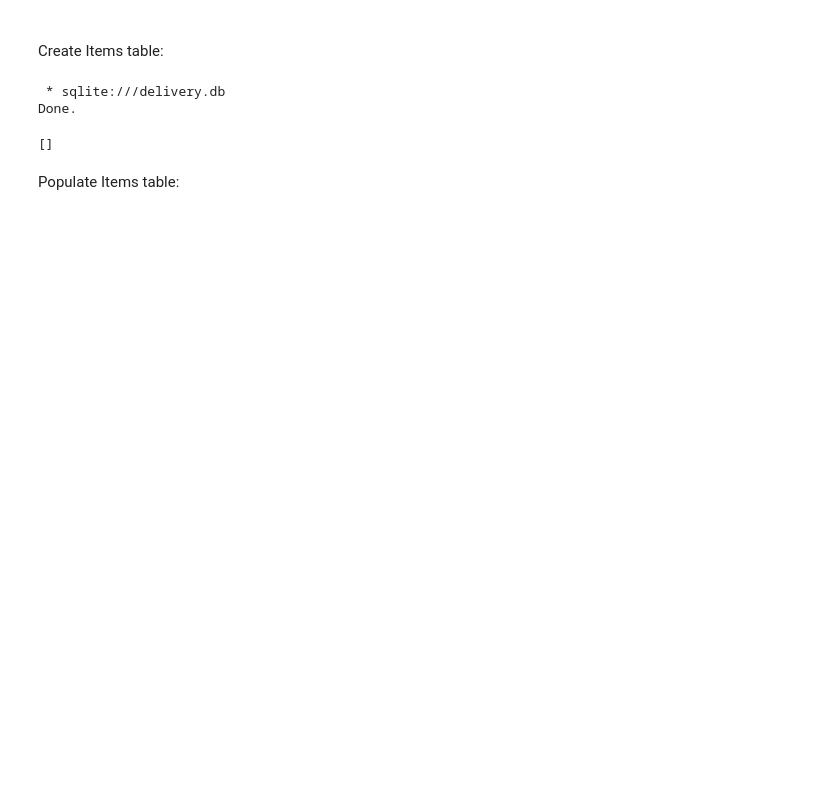
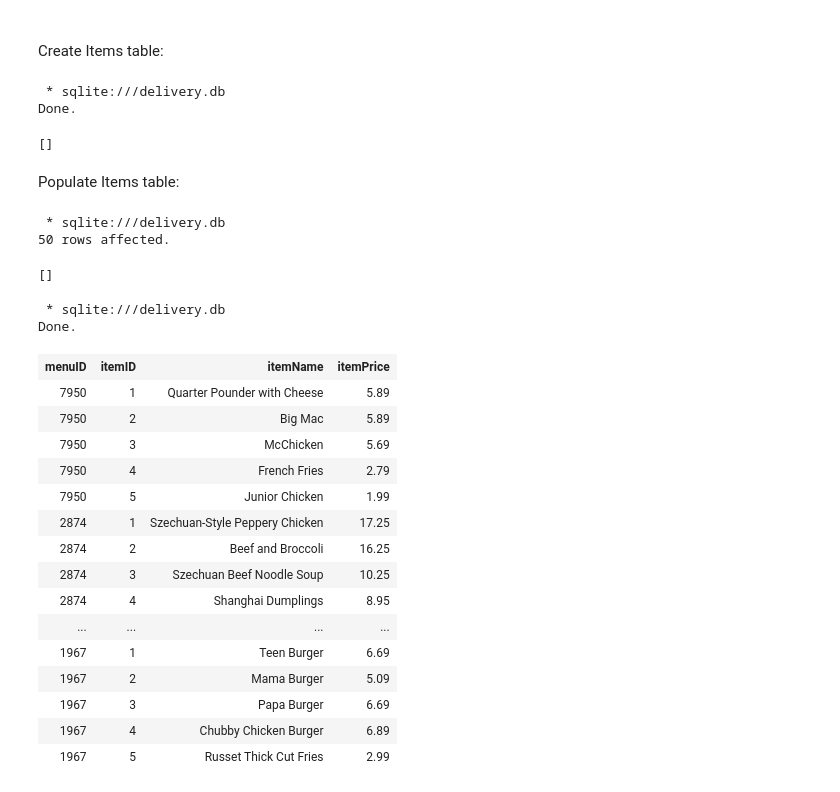
Before and after one commit to sdemiriz/food-delivery-database, a Jupyter notebook: foodDelivery.ipynb, the cells around one changed output. Cells and saved outputs as stored; diff of their text form; code cells hidden in the pictures; blank space fills up the shorter version.

Commit message:
all tables created and populated

```diff
--- a/foodDelivery.ipynb
+++ b/foodDelivery.ipynb
@@ -236,0 +384,80 @@ VALUES  (1, "Pizza", "XXXL Size", 14.99),
+# %%
+%%sql
+
+INSERT INTO Items(menuID, itemID, itemName, itemPrice)
+VALUES  (7950, 1, "Quarter Pounder with Cheese", 5.89),
+        (7950, 2, "Big Mac", 5.89),
+        (7950, 3, "McChicken", 5.69),
+        (7950, 4, "French Fries", 2.79),
+        (7950, 5, "Junior Chicken", 1.99),
+        (2874, 1, "Szechuan-Style Peppery Chicken", 17.25),
+        (2874, 2, "Beef and Broccoli", 16.25),
+        (2874, 3, "Szechuan Beef Noodle Soup", 10.25),
+        (2874, 4, "Shanghai Dumplings", 8.95),
+        (2874, 5, "Steamed Pork Buns", 9.25),
+        (1537, 1, "Black Forest Ham Sub", 8.79),
+        (1537, 2, "Meatball Marinara Sub", 8.49),
+        (1537, 3, "Oven Roasted Chicken Sub", 10.49),
+        (1537, 4, "Garlic Steak Ciabatta", 7.69),
+        (1537, 5, "Grilled Cheese Ciabatta", 5.49),
+        (8175, 1, "Spring Rolls", 5.50),
+        (8175, 2, "Salad Rolls", 5.50),
+        (8175, 3, "BBQ Pork Banh Mi Sandwich", 5.75),
+        (8175, 4, "House Special Pho", 11.00),
+        (8175, 5, "Vermicelli Bowl", 11.00),
+        (1257, 1, "The Drive", 14.50),
+        (1257, 2, "Simply Poke", 14.50),
+        (1257, 3, "Ahi Hawaii", 14.50),
+        (1257, 4, "Akuma Tuna", 14.50),
+        (1257, 5, "Buddha Bowl", 13.50),
+        (6571, 1, "Miso Soup", 1.50),
+        (6571, 2, "Chicken Karaage", 6.95),
+        (6571, 3, "Roll Combo", 10.45),
+        (6571, 4, "Tuna Salmon Combo", 12.95),
+        (6571, 5, "Beef Teriyaki Don", 10.95),
+        (9166, 1, "Red Burrito", 10.30),
+        (9166, 2, "Tamale", 5.50),
+        (9166, 3, "Burrito in a Bowl", 10.30),
+        (9166, 4, "Quesadilla", 10.30),
+        (9166, 5, "Chips with Guacamole", 4.60),
+        (9421, 1, "Small Sausage Pizza", 10.99),
+        (9421, 2, "Medium Cheese Pizza", 11.99),
+        (9421, 3, "Medium BBQ Chicken Bacon Pizza", 19.99),
+        (9421, 4, "Large Pepperoni Pizza", 16.99),
+        (9421, 5, "Large Hawaiian Pizza", 25.99),
+        (5712, 1, "Original Milk Tea", 5.50),
+        (5712, 2, "Mango Smoothie", 5.99),
+        (5712, 3, "Jasmine Green Milk Tea", 5.50),
+        (5712, 4, "Winter Melon Tea Latte", 5.99),
+        (5712, 5, "Lychee Black Tea", 5.75),
+        (1967, 1, "Teen Burger", 6.69),
+        (1967, 2, "Mama Burger", 5.09),
+        (1967, 3, "Papa Burger", 6.69),
+        (1967, 4, "Chubby Chicken Burger", 6.89),
+        (1967, 5, "Russet Thick Cut Fries", 2.99);
+# %% [output]
+ * sqlite:///delivery.db
+50 rows affected.
+[]
+# %%
+%%sql
+SELECT * FROM Items;
+# %% [output]
+ * sqlite:///delivery.db
+Done.
+| menuID | itemID | itemName | itemPrice |
+| 7950 | 1 | Quarter Pounder with Cheese | 5.89 |
+| 7950 | 2 | Big Mac | 5.89 |
+| 7950 | 3 | McChicken | 5.69 |
+| 7950 | 4 | French Fries | 2.79 |
+| 7950 | 5 | Junior Chicken | 1.99 |
+| 2874 | 1 | Szechuan-Style Peppery Chicken | 17.25 |
+| 2874 | 2 | Beef and Broccoli | 16.25 |
+| 2874 | 3 | Szechuan Beef Noodle Soup | 10.25 |
+| 2874 | 4 | Shanghai Dumplings | 8.95 |
+| ... | ... | ... | ... |
+| 1967 | 1 | Teen Burger | 6.69 |
+| 1967 | 2 | Mama Burger | 5.09 |
+| 1967 | 3 | Papa Burger | 6.69 |
+| 1967 | 4 | Chubby Chicken Burger | 6.89 |
+| 1967 | 5 | Russet Thick Cut Fries | 2.99 |
```
Also changed, not shown: parts of 61 cells of this notebook.
